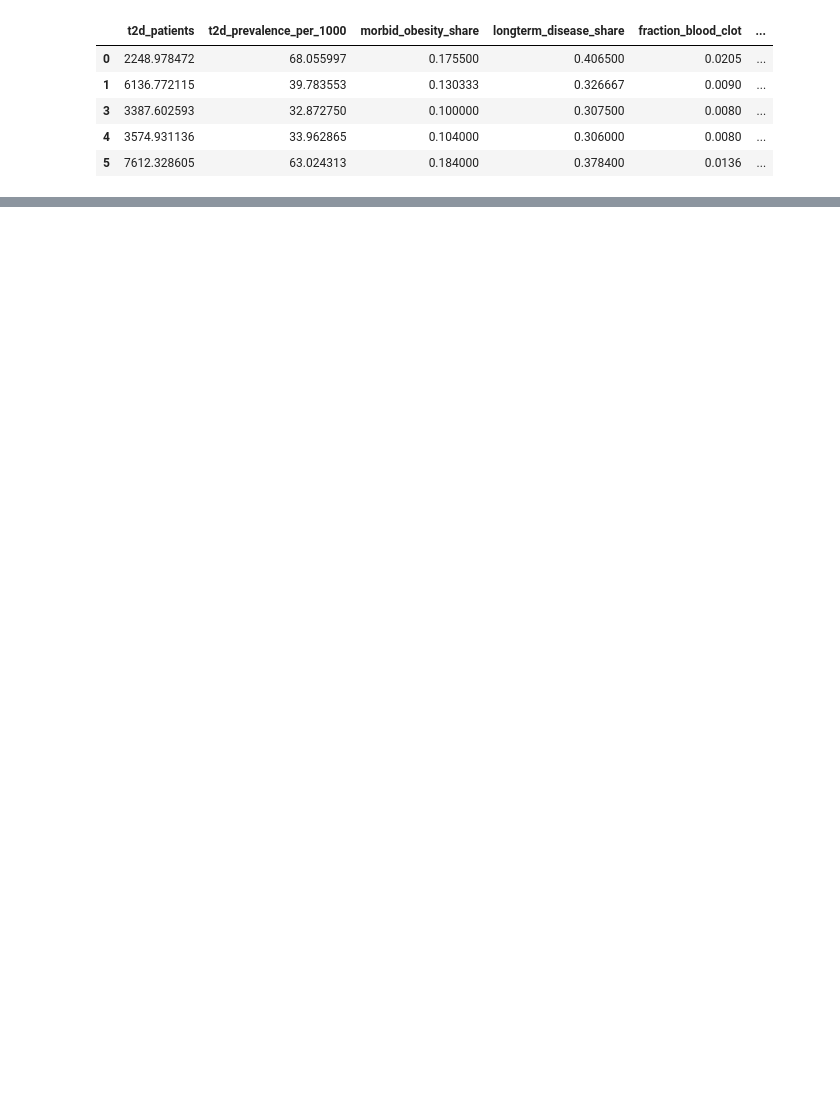
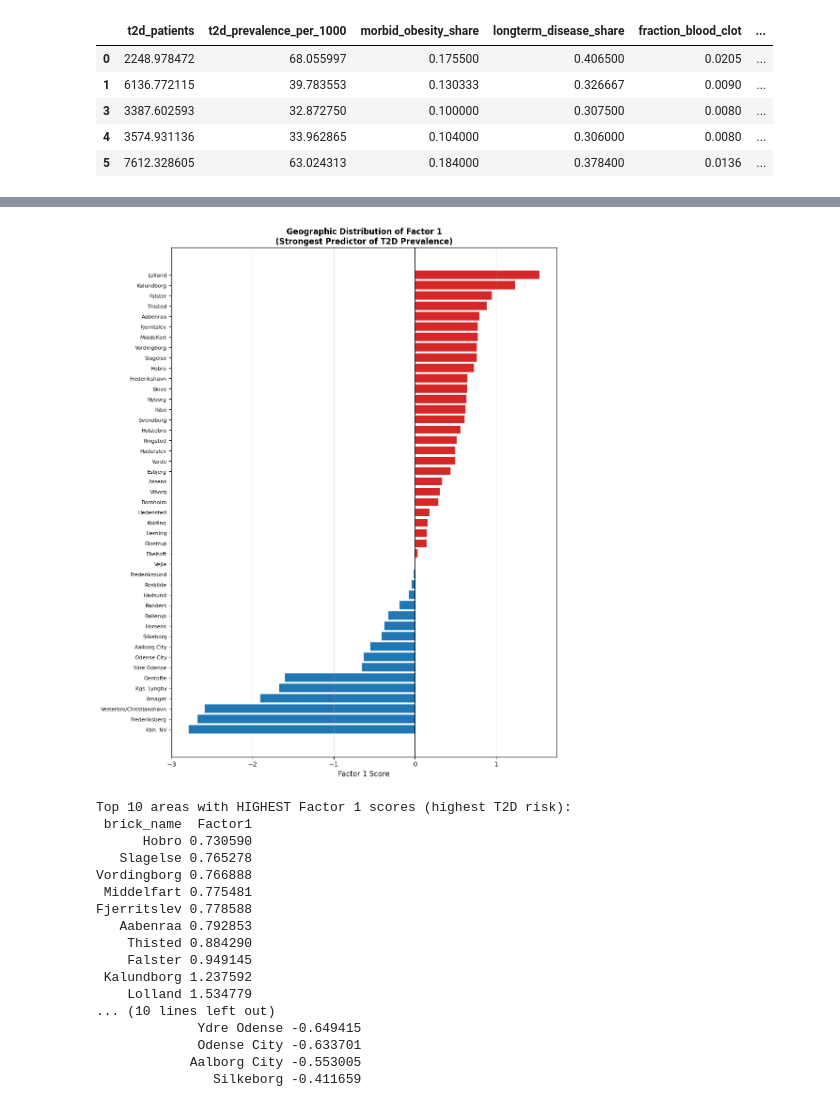
Before and after one commit to sille97/bigdata, a Jupyter notebook: code/factor_analysis.ipynb, the cells around one changed output, grey strips where cells are left out. Drawn from its saved outputs; the diff is of its cells as text; code cells hidden in the pictures; blank space fills up the shorter version.

```diff
--- a/code/factor_analysis.ipynb
+++ b/code/factor_analysis.ipynb
@@ -482,0 +490,41 @@ Name: t2d_prevalence_per_1000, dtype: float64
+# %%
+# === Visualize Factor 1 geographic distribution ===
+# Sort by Factor 1 score and create horizontal bar chart
+factor1_sorted = scores_with_meta.sort_values('Factor1', ascending=True)
+
+plt.figure(figsize=(10, 12))
+plt.barh(range(len(factor1_sorted)), factor1_sorted['Factor1'],
+         color=['#d62728' if x > 0 else '#1f77b4' for x in factor1_sorted['Factor1']])
+plt.yticks(range(len(factor1_sorted)), factor1_sorted['brick_name'], fontsize=8)
+plt.xlabel('Factor 1 Score', fontsize=11)
+plt.title('Geographic Distribution of Factor 1\n(Strongest Predictor of T2D Prevalence)', fontsize=12, fontweight='bold')
+plt.axvline(0, color='black', linestyle='-', linewidth=0.8)
+plt.grid(axis='x', alpha=0.3)
+plt.tight_layout()
+plt.show()
+
+# Show top 10 and bottom 10
+print("\nTop 10 areas with HIGHEST Factor 1 scores (highest T2D risk):")
+print(factor1_sorted[['brick_name', 'Factor1']].tail(10).to_string(index=False))
+
+print("\n\nTop 10 areas with LOWEST Factor 1 scores (lowest T2D risk):")
+print(factor1_sorted[['brick_name', 'Factor1']].head(10).to_string(index=False))
+# %% [output]
+[figure, added]
+Top 10 areas with HIGHEST Factor 1 scores (highest T2D risk):
+ brick_name  Factor1
+      Hobro 0.730590
+   Slagelse 0.765278
+Vordingborg 0.766888
+ Middelfart 0.775481
+Fjerritslev 0.778588
+   Aabenraa 0.792853
+    Thisted 0.884290
+    Falster 0.949145
+ Kalundborg 1.237592
+    Lolland 1.534779
+... (10 lines left out)
+             Ydre Odense -0.649415
+             Odense City -0.633701
+            Aalborg City -0.553005
+               Silkeborg -0.411659
```
Also changed, not shown: parts of 5 cells of this notebook, 3 other files.
